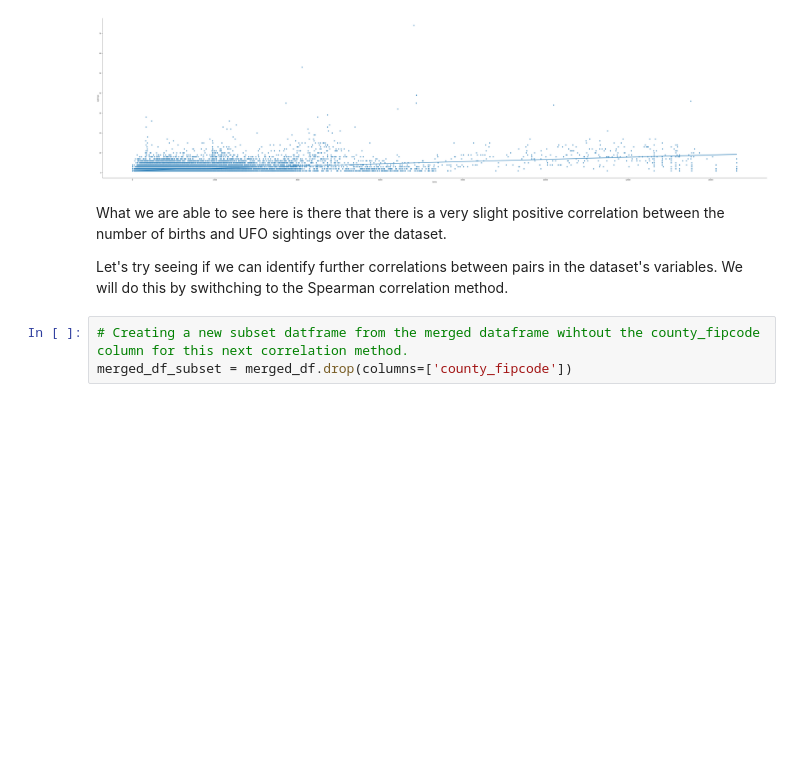
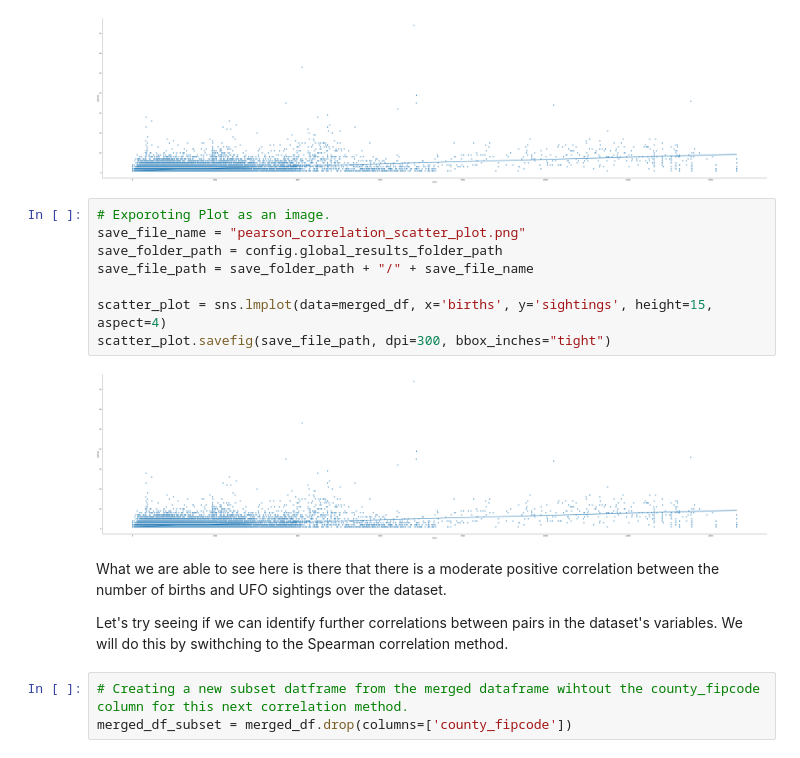
Before and after one commit to Caprikey/WGU_D497_Project_1, a Jupyter notebook: notebooks/data_analysis_main.ipynb, the cells around one changed output. Drawn from its saved outputs; the diff is of its cells as text; blank space fills up the shorter version.

```diff
--- a/notebooks/data_analysis_main.ipynb
+++ b/notebooks/data_analysis_main.ipynb
@@ -209,8 +209,18 @@ sns.lmplot(data=merged_df, x='births', y='sightings', height=15, aspect=4)
 # %% [output]
 <seaborn.axisgrid.FacetGrid at 0x...>
 [figure]
+# %%
+# Exporoting Plot as an image.
+save_file_name = "pearson_correlation_scatter_plot.png"
+save_folder_path = config.global_results_folder_path
+save_file_path = save_folder_path + "/" + save_file_name
+
+scatter_plot = sns.lmplot(data=merged_df, x='births', y='sightings', height=15, aspect=4)
+scatter_plot.savefig(save_file_path, dpi=300, bbox_inches="tight")
+# %% [output]
+[figure, added]
 # %% [markdown]
-What we are able to see here is there that there is a very slight positive correlation between the number of births and UFO sightings over the dataset.
+What we are able to see here is there that there is a moderate positive correlation between the number of births and UFO sightings over the dataset.
 
 Let's try seeing if we can identify further correlations between pairs in the dataset's variables. We will do this by swithching to the Spearman correlation method.
 # %%
```
Also changed, not shown: 5 other files.
